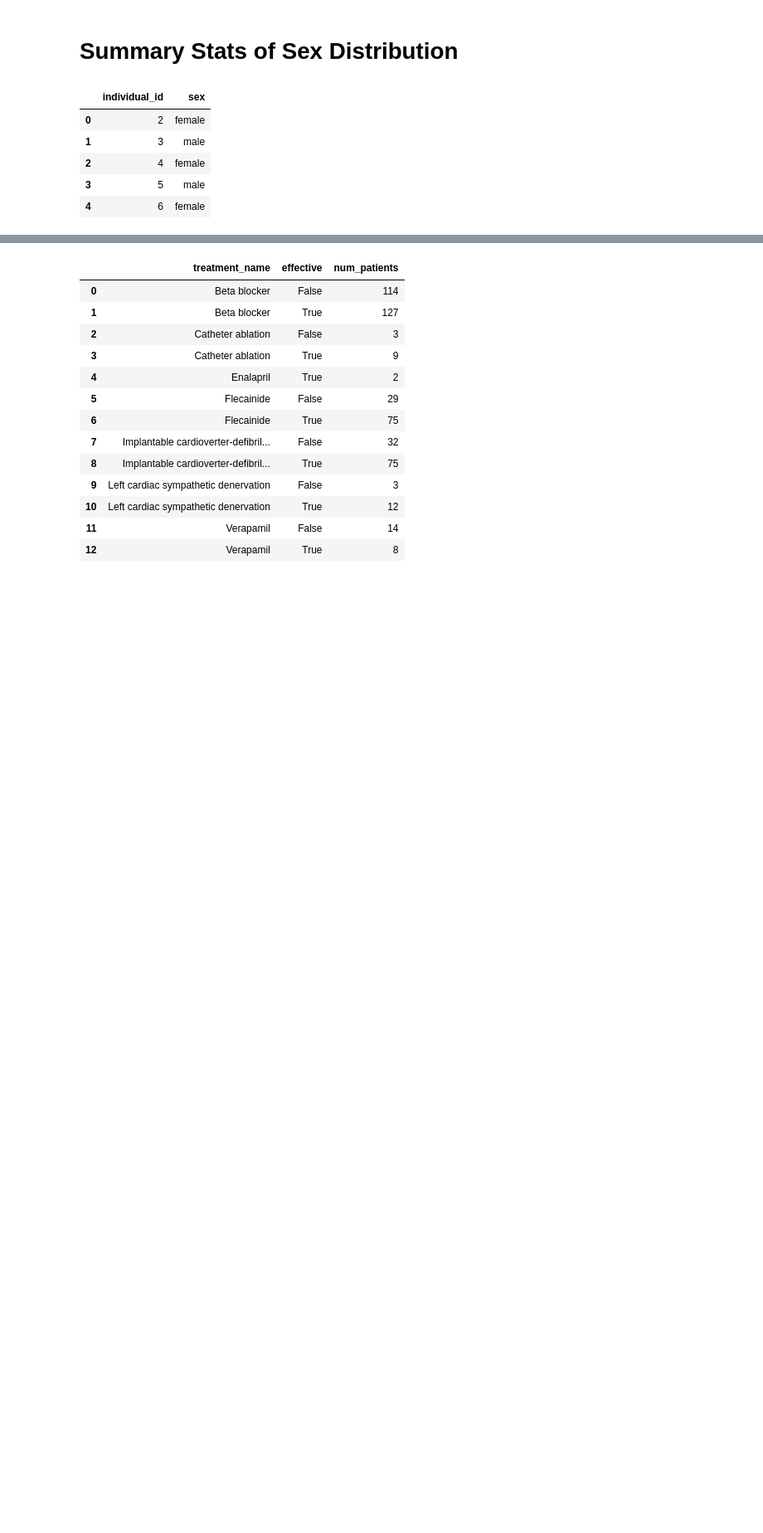
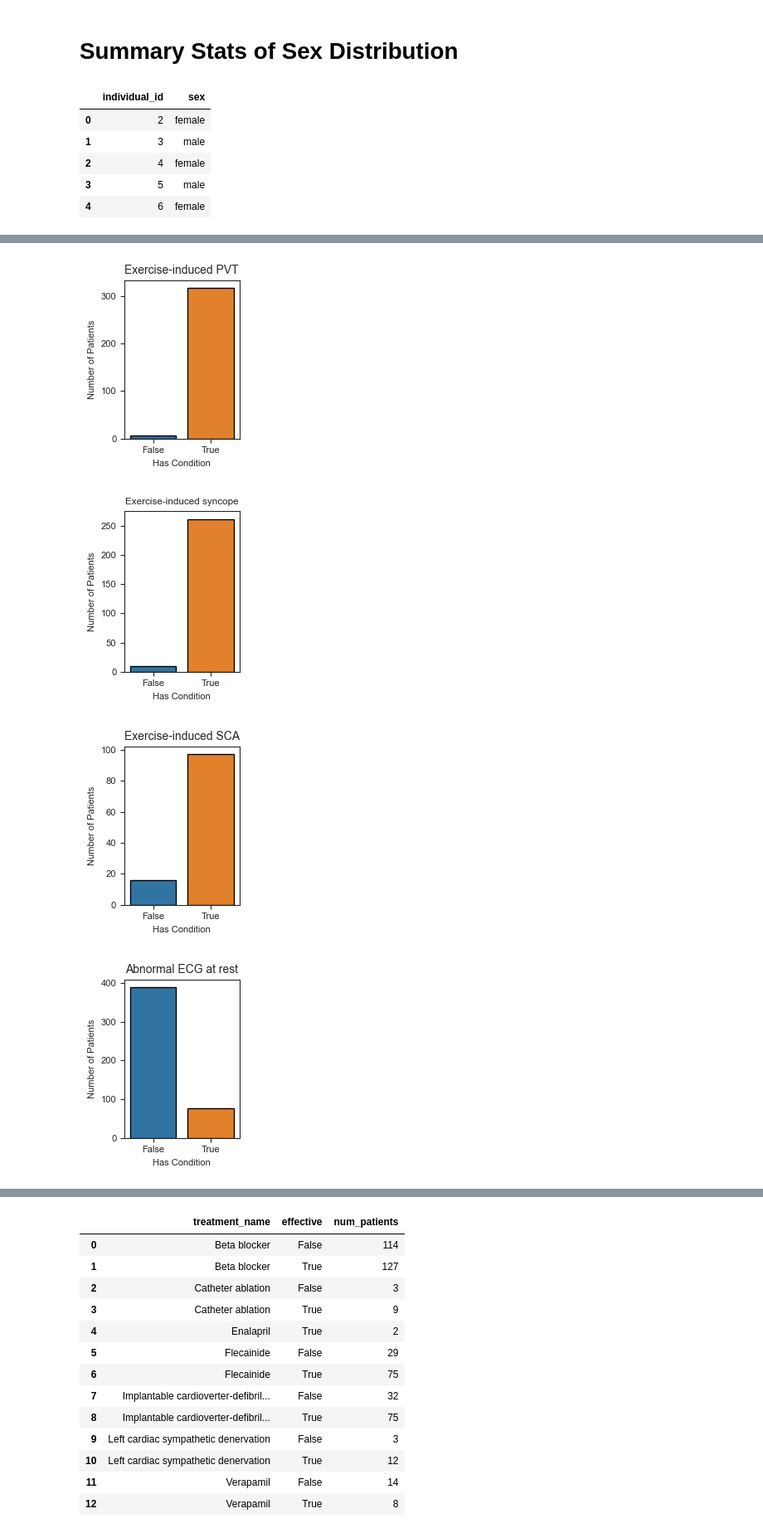
Before and after one commit to alexdaiii/cpvt_database_analysis, a Jupyter notebook: notebooks/analysis_2.ipynb, the cells around one changed output, grey strips where cells are left out. Shown: that part at 83% size. Drawn from its saved outputs; the diff is of its cells as text; code cells hidden in the pictures; blank space fills up the shorter version.

```diff
--- a/notebooks/analysis_2.ipynb
+++ b/notebooks/analysis_2.ipynb
@@ -736,0 +489,39 @@ plt.show()
+# %%
+for condition, title in conditions_to_graph.items():
+    condition_data = individual_condition_graph[
+        individual_condition_graph["condition"] == condition
+        ]
+
+    plt.figure(figsize=TINY_GRAPH_SIZE)
+    ax = sns.barplot(
+        data=condition_data,
+        x="has_condition",
+        y="num_patients",
+        hue="has_condition",
+        legend=False,
+        edgecolor="black",
+    )
+
+    # plt.title(title, fontsize=TINY_GRAPH_TITLE if len(title) < 21 else 8.5)
+    # plt.xlabel("Has Condition", fontsize=TINY_GRAPH_FONT_LABEL)
+    # plt.ylabel("Number of Patients", fontsize=TINY_GRAPH_FONT_LABEL)
+
+    set_graph_sizes(
+        x_label="Has Condition",
+        y_label="Number of Patients",
+        title_=title,
+        title_size=TINY_GRAPH_TITLE if len(title) < 21 else 8.5,
+    )
+
+    # add_bar_labels(ax)
+
+    plt.tight_layout()
+
+    save_current_plot(title)
+
+    plt.show()
+# %% [output]
+[figure, added]
+[figure, added]
+[figure, added]
+[figure, added]
```
Also changed, not shown: parts of 57 cells of this notebook, 1 other file.
